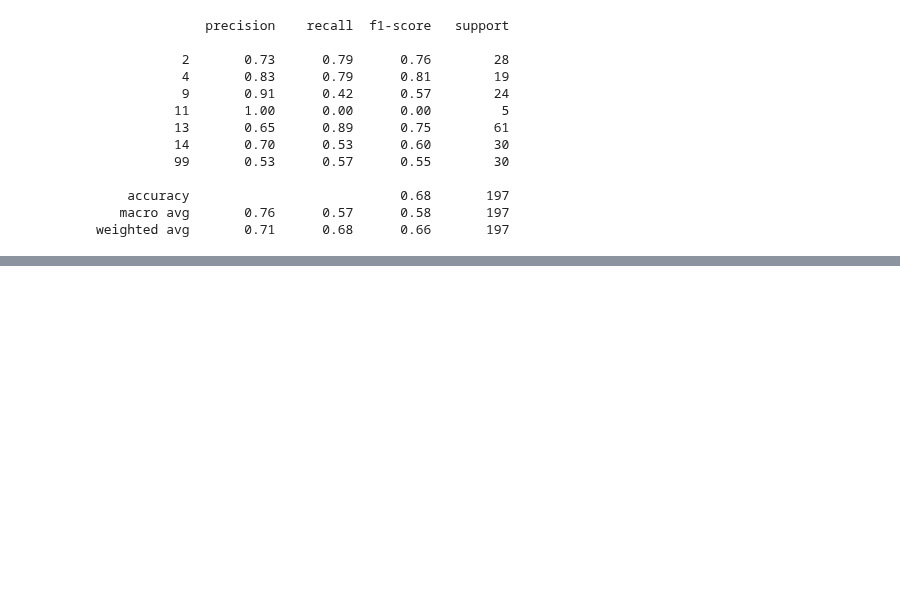
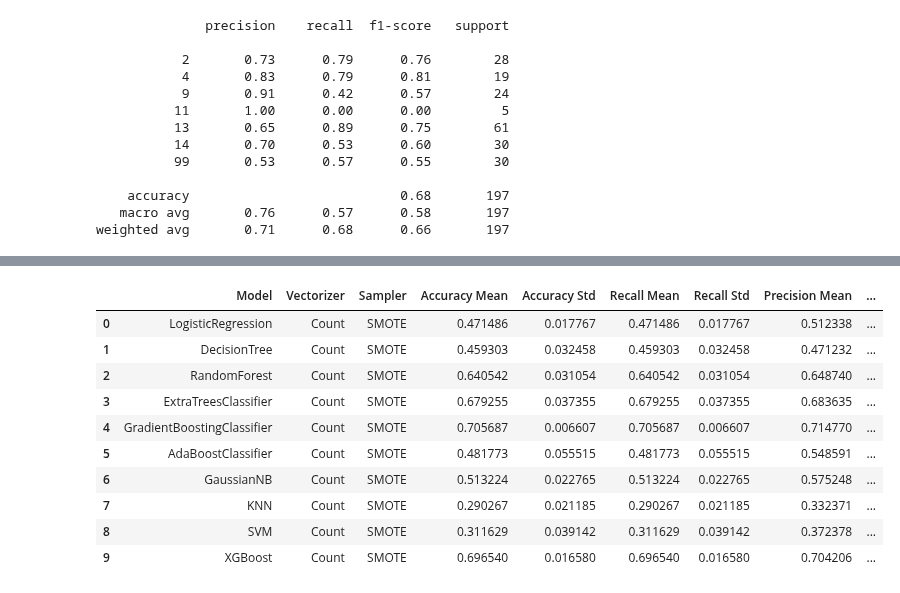
Before and after one commit to stef4k/train-maintenance-data-mining, a Jupyter notebook: text_classification.ipynb, the cells around one changed output, grey strips where cells are left out. Drawn from its saved outputs; the diff is of its cells as text; code cells hidden in the pictures; blank space fills up the shorter version.

```diff
--- a/text_classification.ipynb
+++ b/text_classification.ipynb
@@ -413,3 +427,17 @@ print(classification_report(exp.y_test, ensemble_predictions, zero_division=1))
+# %%
+results
+# %% [output]
+|  | Model | Vectorizer | Sampler | Accuracy Mean | Accuracy Std | Recall Mean | Recall Std | Precision Mean | ... |
+| 0 | LogisticRegression | Count | SMOTE | 0.471486 | 0.017767 | 0.471486 | 0.017767 | 0.512338 | ... |
+| 1 | DecisionTree | Count | SMOTE | 0.459303 | 0.032458 | 0.459303 | 0.032458 | 0.471232 | ... |
+| 2 | RandomForest | Count | SMOTE | 0.640542 | 0.031054 | 0.640542 | 0.031054 | 0.648740 | ... |
+| 3 | ExtraTreesClassifier | Count | SMOTE | 0.679255 | 0.037355 | 0.679255 | 0.037355 | 0.683635 | ... |
+| 4 | GradientBoostingClassifier | Count | SMOTE | 0.705687 | 0.006607 | 0.705687 | 0.006607 | 0.714770 | ... |
+| 5 | AdaBoostClassifier | Count | SMOTE | 0.481773 | 0.055515 | 0.481773 | 0.055515 | 0.548591 | ... |
+| 6 | GaussianNB | Count | SMOTE | 0.513224 | 0.022765 | 0.513224 | 0.022765 | 0.575248 | ... |
+| 7 | KNN | Count | SMOTE | 0.290267 | 0.021185 | 0.290267 | 0.021185 | 0.332371 | ... |
+| 8 | SVM | Count | SMOTE | 0.311629 | 0.039142 | 0.311629 | 0.039142 | 0.372378 | ... |
+| 9 | XGBoost | Count | SMOTE | 0.696540 | 0.016580 | 0.696540 | 0.016580 | 0.704206 | ... |
 # %%
 X, y = Representations(df).representation_a(df)
 exp = Experiment(X, y)
```
Also changed, not shown: parts of 6 cells of this notebook.
